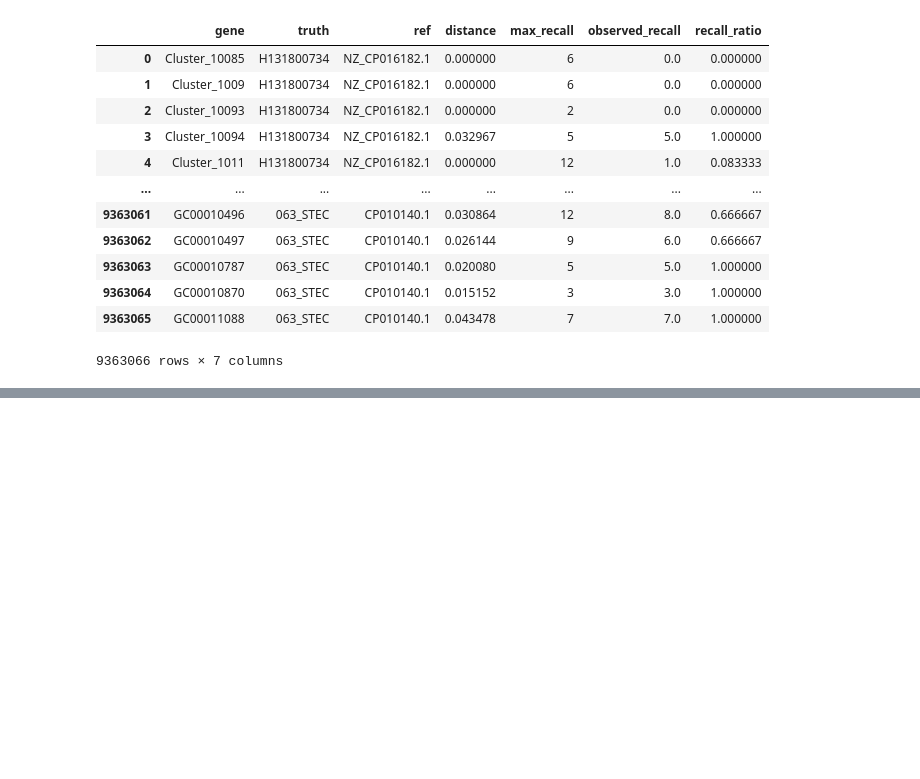
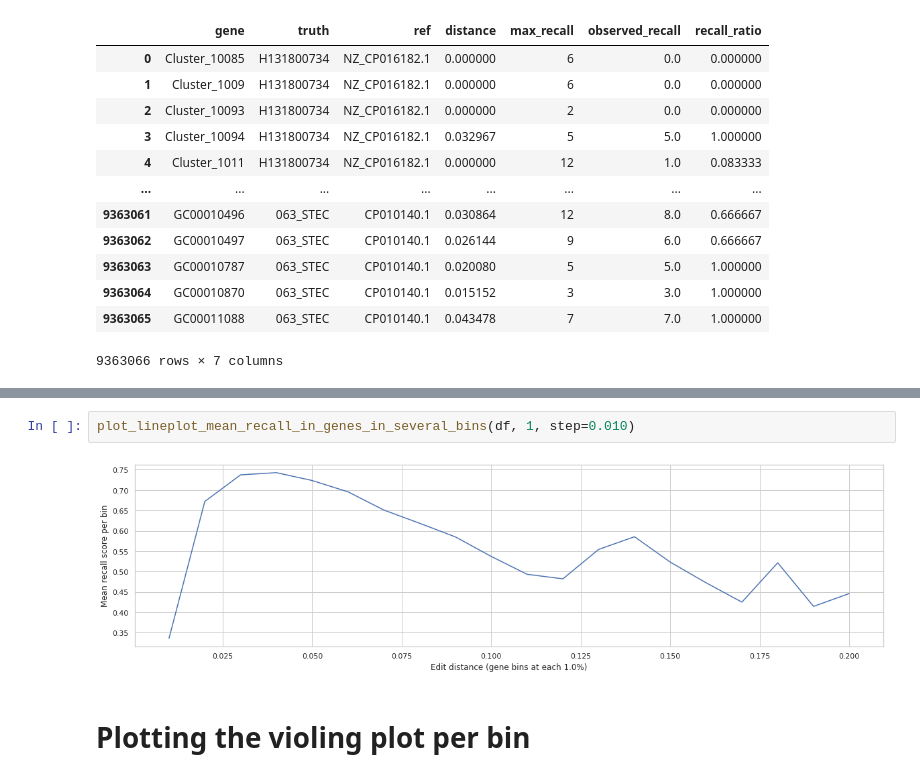
Before and after one commit to leoisl/pandora_gene_distance, a Jupyter notebook: notebooks/eda.ipynb, the cells around one changed output, grey strips where cells are left out. Saved outputs shown, nothing was run; the diff lists cells and outputs as text; blank space fills up the shorter version.

```diff
--- a/notebooks/eda.ipynb
+++ b/notebooks/eda.ipynb
@@ -59,0 +121,6 @@ plot_lineplot_mean_recall_in_genes_in_several_bins(df, 100)
+# %%
+plot_lineplot_mean_recall_in_genes_in_several_bins(df, 1, step=0.010)
+# %% [output]
+[figure, added]
+# %% [markdown]
+# Plotting the violing plot per bin
```
Also changed, not shown: parts of 24 cells of this notebook.
